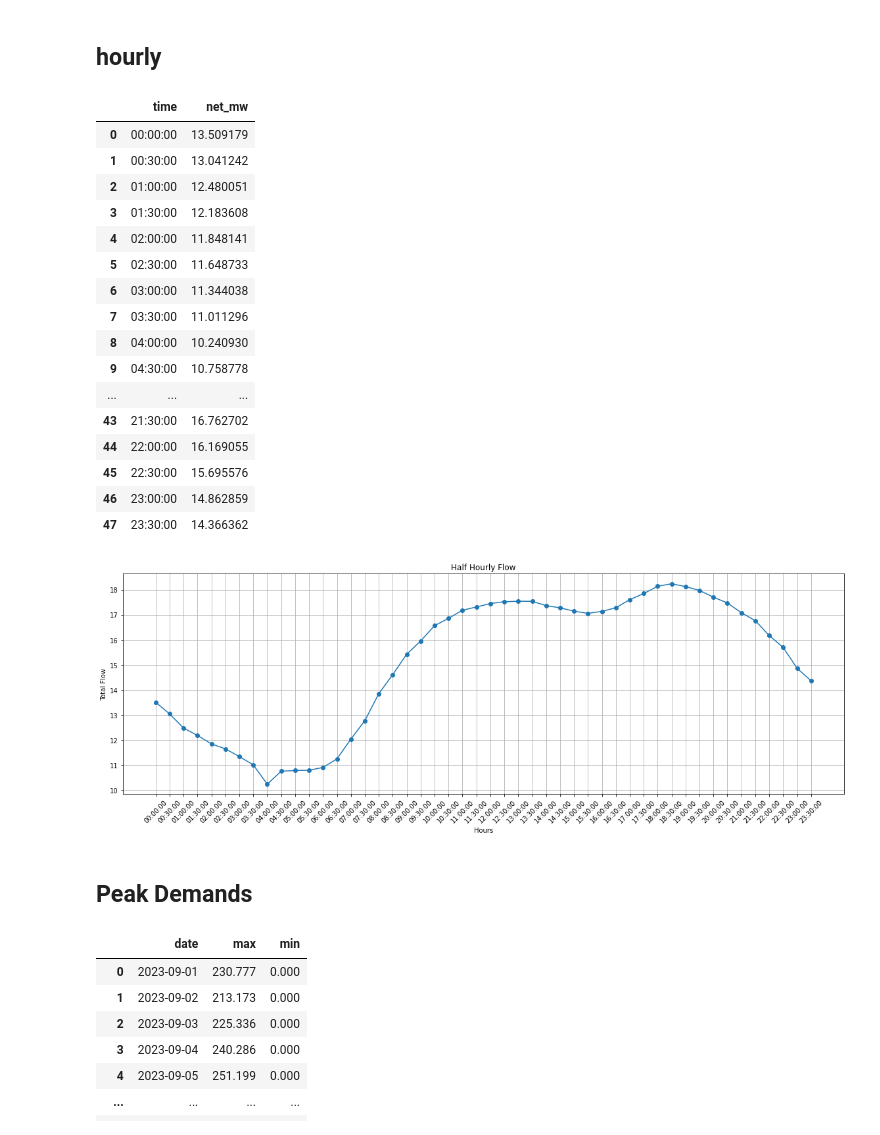
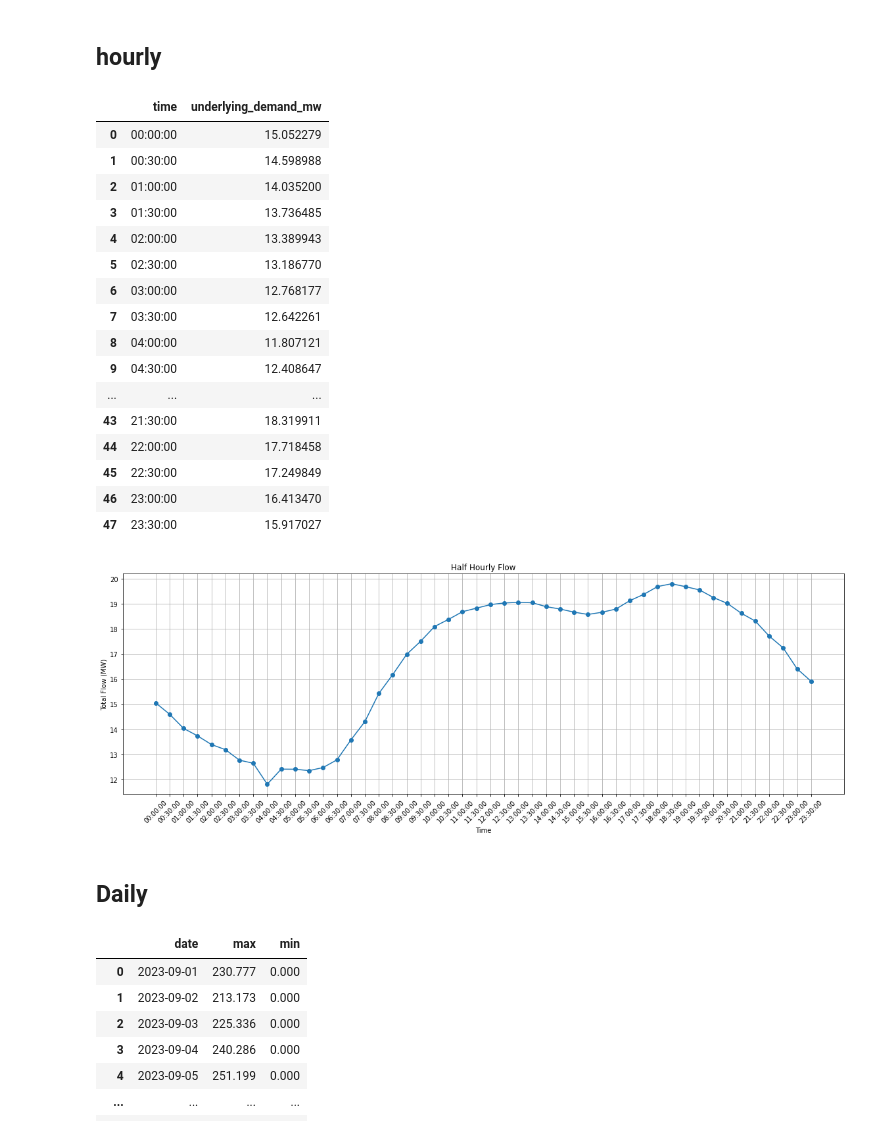
Before and after one commit to frkz501/final-project-patit, a Jupyter notebook: code.ipynb, the cells around one changed output. Drawn from its saved outputs; the diff is of its cells as text; code cells hidden in the pictures.

```diff
--- a/code.ipynb
+++ b/code.ipynb
@@ -218,41 +231,41 @@ df_flow_m['time'] = df_flow_m['timestamp'].dt.time
 # %% [markdown]
 ## hourly
 # %%
-df_flow_hr = df_flow_m.groupby('time')['net_mw'].mean().reset_index()
+df_flow_hr = df_flow_m.groupby('time')['underlying_demand_mw'].mean().reset_index()
 df_flow_hr
 # %% [output]
-|  | time | net_mw |
-| 0 | 00:00:00 | 13.509179 |
-| 1 | 00:30:00 | 13.041242 |
-| 2 | 01:00:00 | 12.480051 |
-| 3 | 01:30:00 | 12.183608 |
-| 4 | 02:00:00 | 11.848141 |
-| 5 | 02:30:00 | 11.648733 |
-| 6 | 03:00:00 | 11.344038 |
-| 7 | 03:30:00 | 11.011296 |
-| 8 | 04:00:00 | 10.240930 |
-| 9 | 04:30:00 | 10.758778 |
+|  | time | underlying_demand_mw |
+| 0 | 00:00:00 | 15.052279 |
+| 1 | 00:30:00 | 14.598988 |
+| 2 | 01:00:00 | 14.035200 |
+| 3 | 01:30:00 | 13.736485 |
+| 4 | 02:00:00 | 13.389943 |
+| 5 | 02:30:00 | 13.186770 |
+| 6 | 03:00:00 | 12.768177 |
+| 7 | 03:30:00 | 12.642261 |
+| 8 | 04:00:00 | 11.807121 |
+| 9 | 04:30:00 | 12.408647 |
 | ... | ... | ... |
-| 43 | 21:30:00 | 16.762702 |
-| 44 | 22:00:00 | 16.169055 |
-| 45 | 22:30:00 | 15.695576 |
-| 46 | 23:00:00 | 14.862859 |
-| 47 | 23:30:00 | 14.366362 |
+| 43 | 21:30:00 | 18.319911 |
+| 44 | 22:00:00 | 17.718458 |
+| 45 | 22:30:00 | 17.249849 |
+| 46 | 23:00:00 | 16.413470 |
+| 47 | 23:30:00 | 15.917027 |
 # %%
 import matplotlib.pyplot as plt
 
 plt.figure(figsize=(16, 6))  # Set plot size
-plt.plot(df_flow_hr['time'].astype('str'), df_flow_hr['net_mw'], marker='o')
-plt.xlabel('Hours')
-plt.ylabel('Total Flow')
+plt.plot(df_flow_hr['time'].astype('str'), df_flow_hr['underlying_demand_mw'], marker='o')
+plt.xlabel('Time')
+plt.ylabel('Total Flow (MW)')
 plt.title('Half Hourly Flow')
 plt.xticks(rotation=45)  # Rotate x-axis labels for better readability
 plt.grid(True)
 plt.tight_layout()
 # %% [output]
-[figure, old version]
+[figure, new version]
-# %% [markdown]
-## Peak Demands
+# %% [markdown]
+## Daily
 # %%
 df_flow_dm = df_flow_m.groupby('date')['underlying_demand_mw'].agg(['max','min']).reset_index()
 df_flow_dm
```
Also changed, not shown: parts of 19 cells of this notebook.
